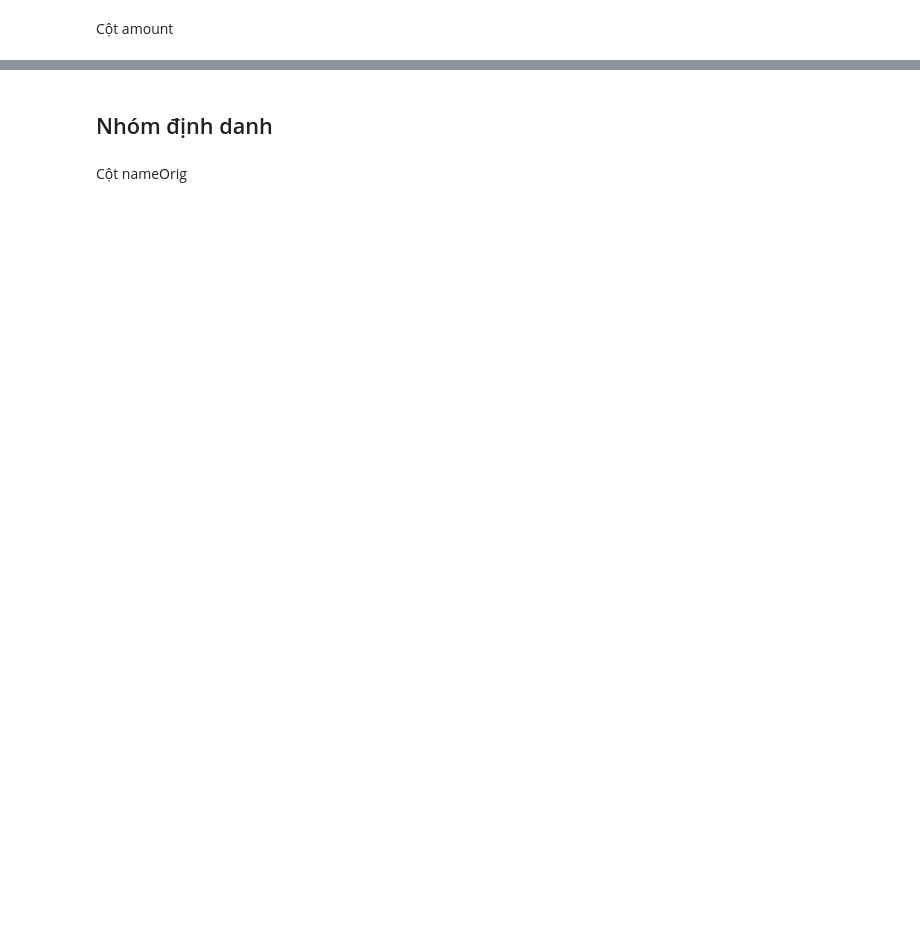
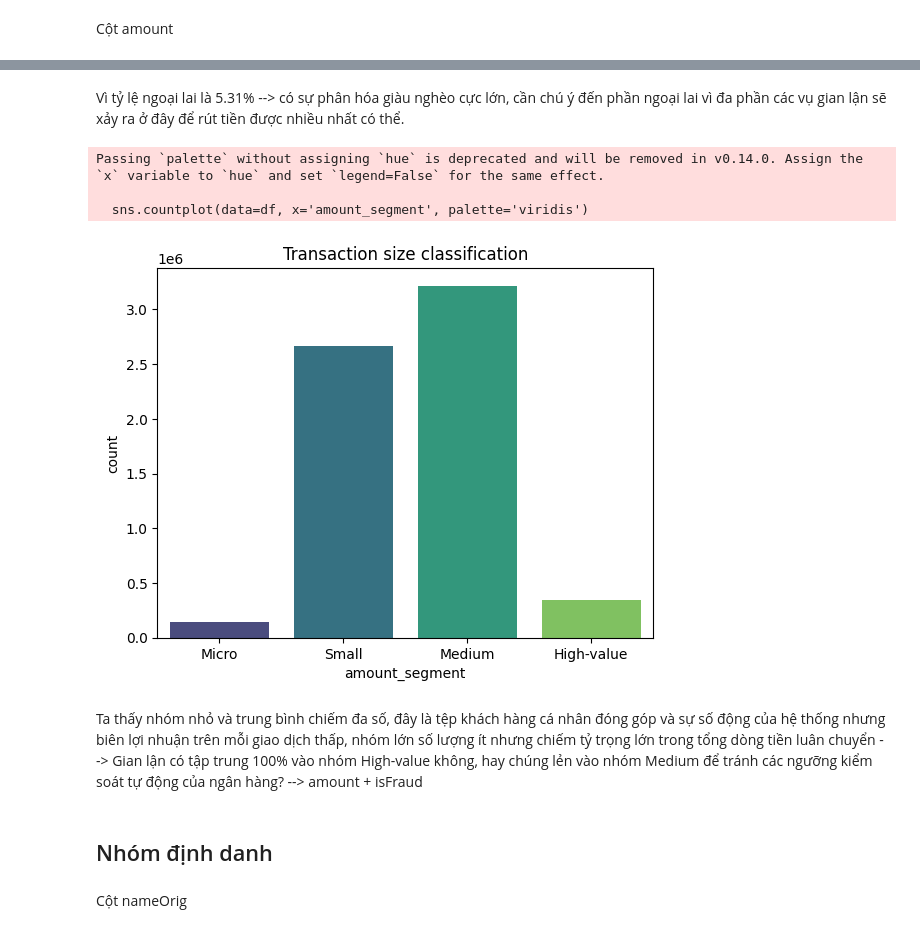
Before and after one commit to huudang-de/fraud-detection-paysim, a Jupyter notebook: notebooks/01_eda.ipynb, the cells around one changed output, grey strips where cells are left out. Drawn from its saved outputs; the diff is of its cells as text; code cells hidden in the pictures; blank space fills up the shorter version.

```diff
--- a/notebooks/01_eda.ipynb
+++ b/notebooks/01_eda.ipynb
@@ -213,3 +297,19 @@ Cột amount
+# %% [markdown]
+Vì tỷ lệ ngoại lai là 5.31% --> có sự phân hóa giàu nghèo cực lớn, cần chú ý đến phần ngoại lai vì đa phần các vụ gian lận sẽ xảy ra ở đây để rút tiền được nhiều nhất có thể.
+# %%
+bins = [0, 1000, 50000, 500000, float('inf')] # ngưỡng chi tiêu
+labels = ['Micro', 'Small', 'Medium', 'High-value']
+df['amount_segment'] = pd.cut(df['amount'], bins=bins, labels=labels)
+sns.countplot(data=df, x='amount_segment', palette='viridis')
+plt.title('Transaction size classification')
+plt.show()
+# %% [output]
+Passing `palette` without assigning `hue` is deprecated and will be removed in v0.14.0. Assign the `x` variable to `hue` and set `legend=False` for the same effect.
+
+  sns.countplot(data=df, x='amount_segment', palette='viridis')
+[figure, added]
+# %% [markdown]
+Ta thấy nhóm nhỏ và trung bình chiếm đa số, đây là tệp khách hàng cá nhân đóng góp và sự số động của hệ thống nhưng biên lợi nhuận trên mỗi giao dịch thấp, nhóm lớn số lượng ít nhưng chiếm tỷ trọng lớn trong tổng dòng tiền luân chuyển --> Gian lận có tập trung 100% vào nhóm High-value không, hay chúng lẻn vào nhóm Medium để tránh các ngưỡng kiểm soát tự động của ngân hàng? --> amount + isFraud
 # %% [markdown]
 ## Nhóm định danh
 # %% [markdown]
```
Also changed, not shown: parts of 21 cells of this notebook.
